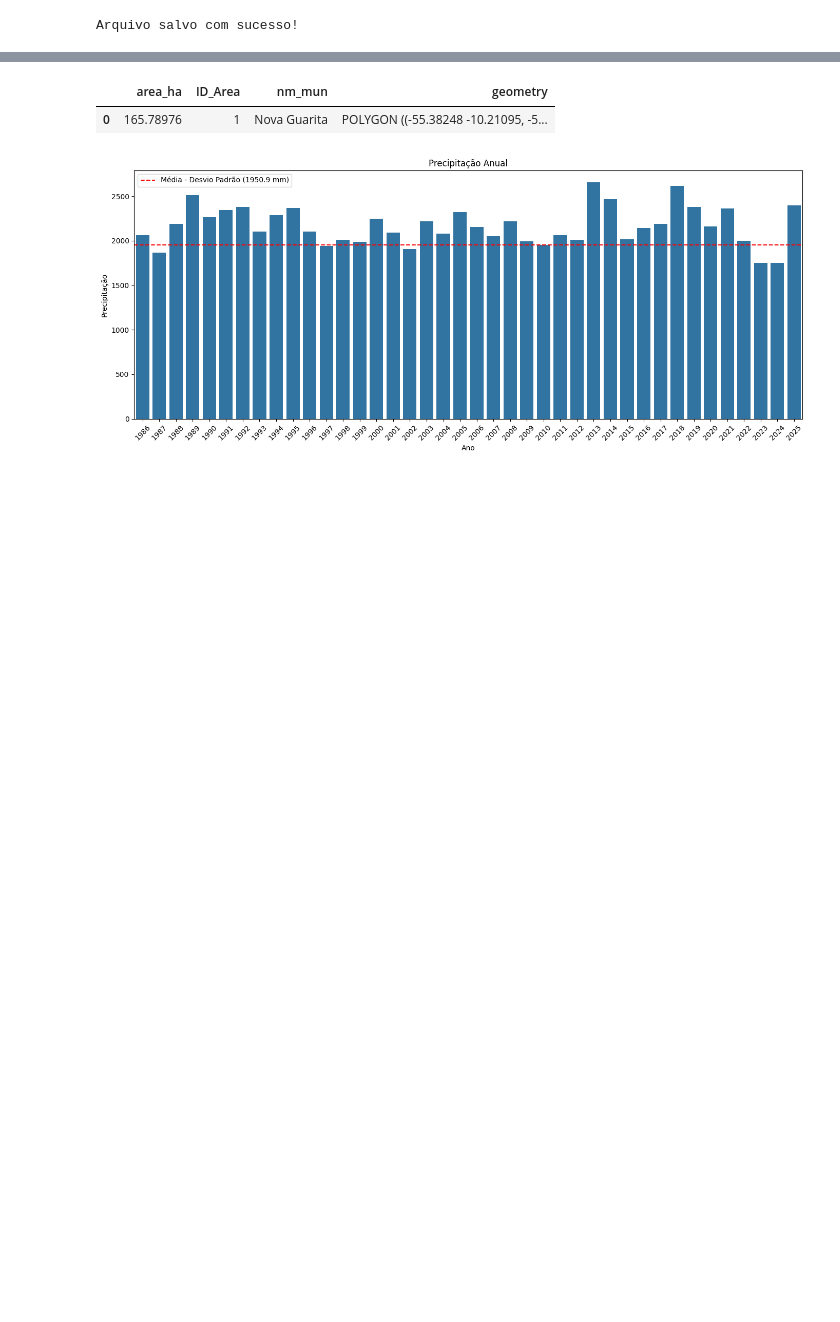
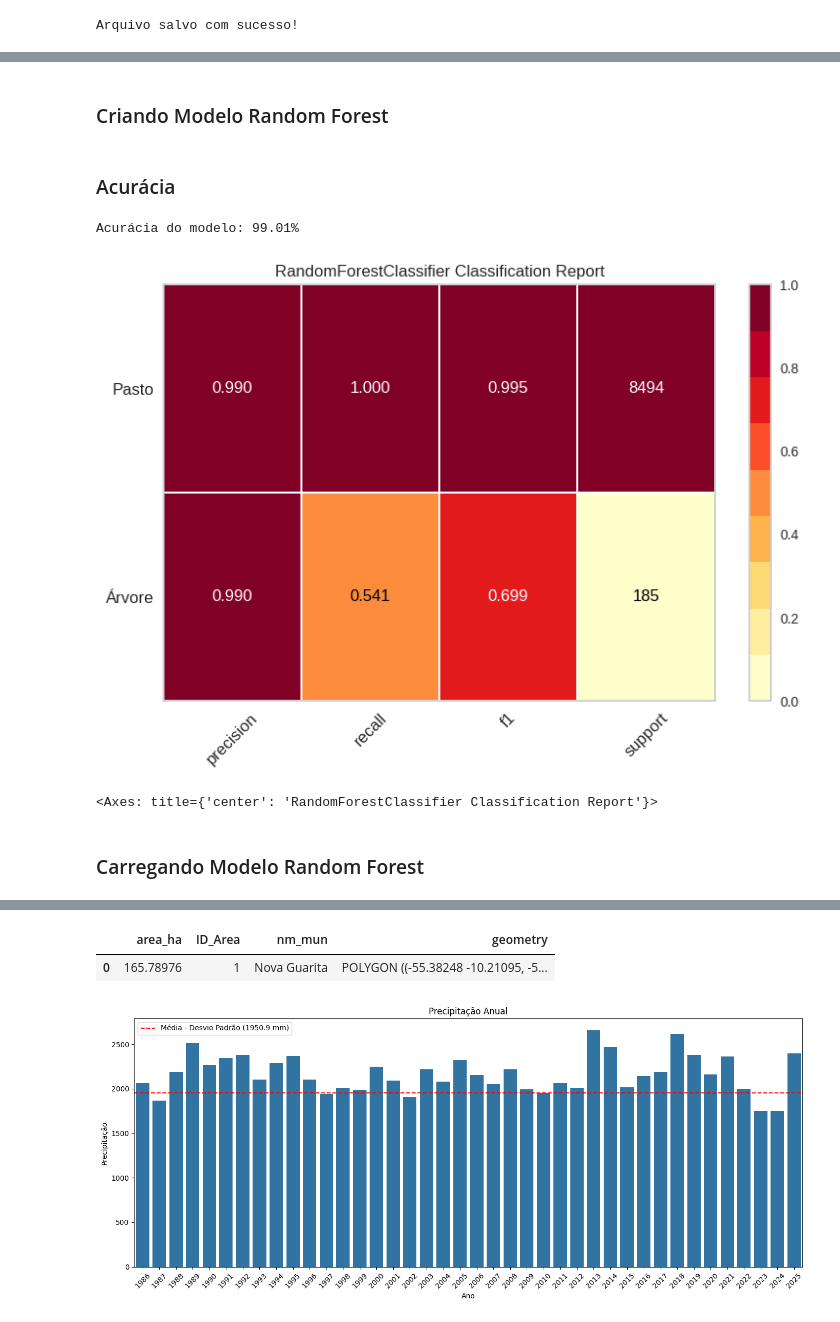
Before and after one commit to GuilhermeFernandez/climate_resilient_pastures, a Jupyter notebook: Esboco_Projeto.ipynb, the cells around one changed output, grey strips where cells are left out. Saved outputs shown, nothing was run; the diff lists cells and outputs as text; code cells hidden in the pictures; blank space fills up the shorter version.

```diff
--- a/Esboco_Projeto.ipynb
+++ b/Esboco_Projeto.ipynb
@@ -92,0 +98,2 @@ gdf_mun.to_file('study_areas.geojson', driver='GeoJSON')
+# %% [markdown]
+### Criando Modelo Random Forest
@@ -92,0 +142,27 @@ gdf_mun.to_file('study_areas.geojson', driver='GeoJSON')
+# %% [markdown]
+### Acurácia
+# %%
+from sklearn.metrics import accuracy_score
+
+y_pred = modelo_RF.predict(X)
+accuracy = accuracy_score(y, y_pred)
+
+print(f"Acurácia do modelo: {accuracy * 100:.2f}%")
+# %% [output]
+Acurácia do modelo: 99.01%
+# %%
+import graphviz
+from yellowbrick.classifier import ConfusionMatrix, ClassificationReport
+from yellowbrick.model_selection import FeatureImportances
+
+classes = ["Árvore", "Pasto"]
+visualizer = ClassificationReport(modelo_RF, classes=classes, support=True)
+
+visualizer.fit(X, y)
+visualizer.score(X, y)
+visualizer.show()
+# %% [output]
+[figure, added]
+<Axes: title={'center': 'RandomForestClassifier Classification Report'}>
+# %% [markdown]
+### Carregando Modelo Random Forest
```
Also changed, not shown: parts of 18 cells of this notebook.
